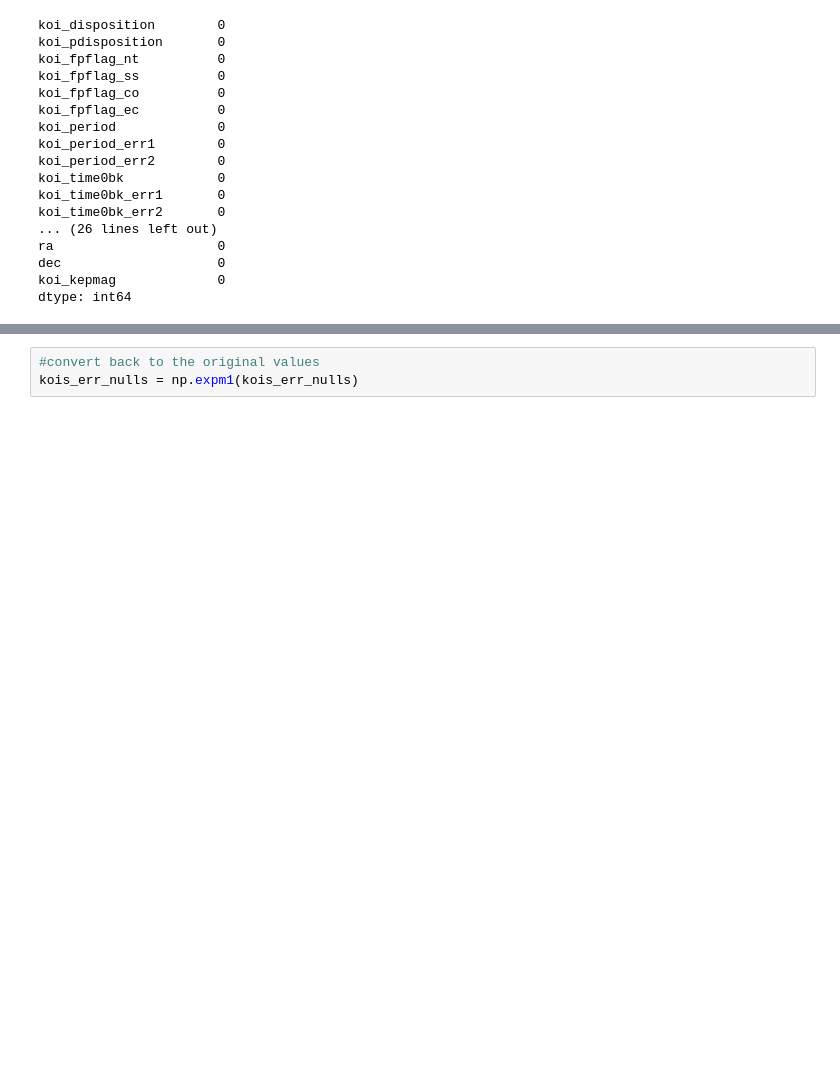
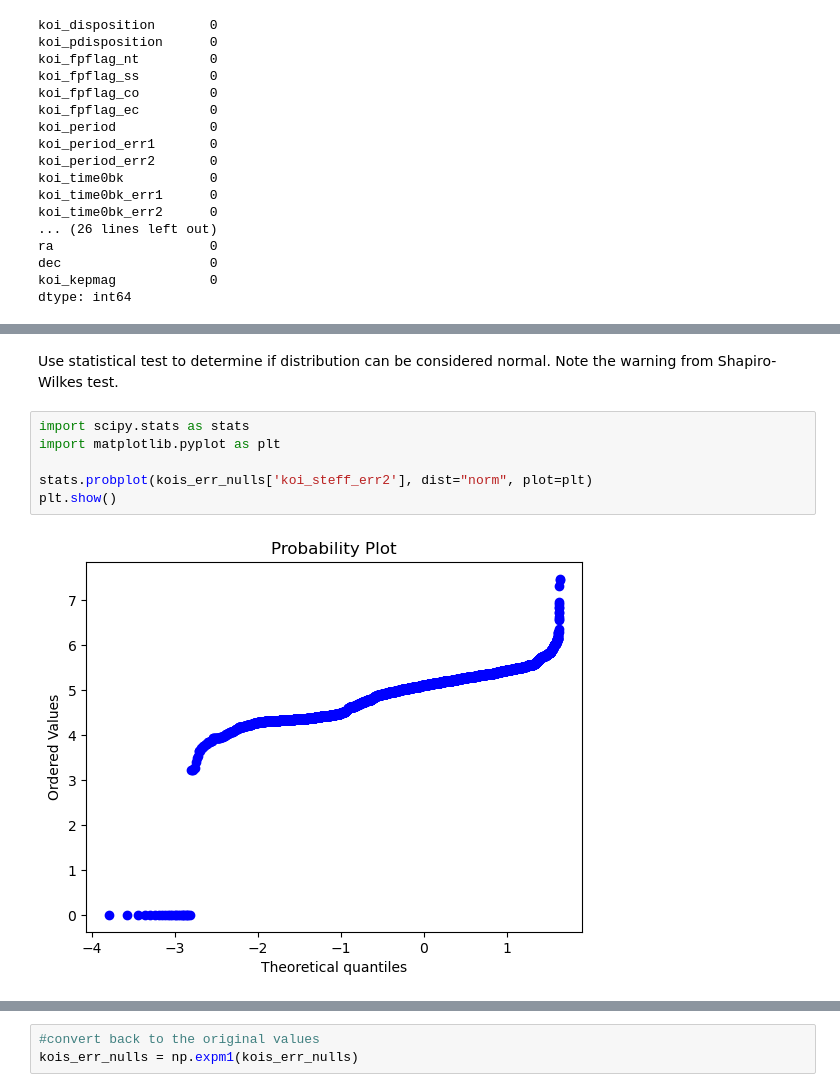
Before and after one commit to adrianveen/lhl_final_project, a Jupyter notebook: notebooks/exploration.ipynb, the cells around one changed output, grey strips where cells are left out. Saved outputs shown, nothing was run; the diff lists cells and outputs as text; blank space fills up the shorter version.

```diff
--- a/notebooks/exploration.ipynb
+++ b/notebooks/exploration.ipynb
@@ -950,0 +961,10 @@ plt.show()
+# %% [markdown]
+Use statistical test to determine if distribution can be considered normal. Note the warning from Shapiro-Wilkes test.
+# %%
+import scipy.stats as stats
+import matplotlib.pyplot as plt
+
+stats.probplot(kois_err_nulls['koi_steff_err2'], dist="norm", plot=plt)
+plt.show()
+# %% [output]
+[figure, added]
```
Also changed, not shown: parts of 59 cells of this notebook, 2 other files.
